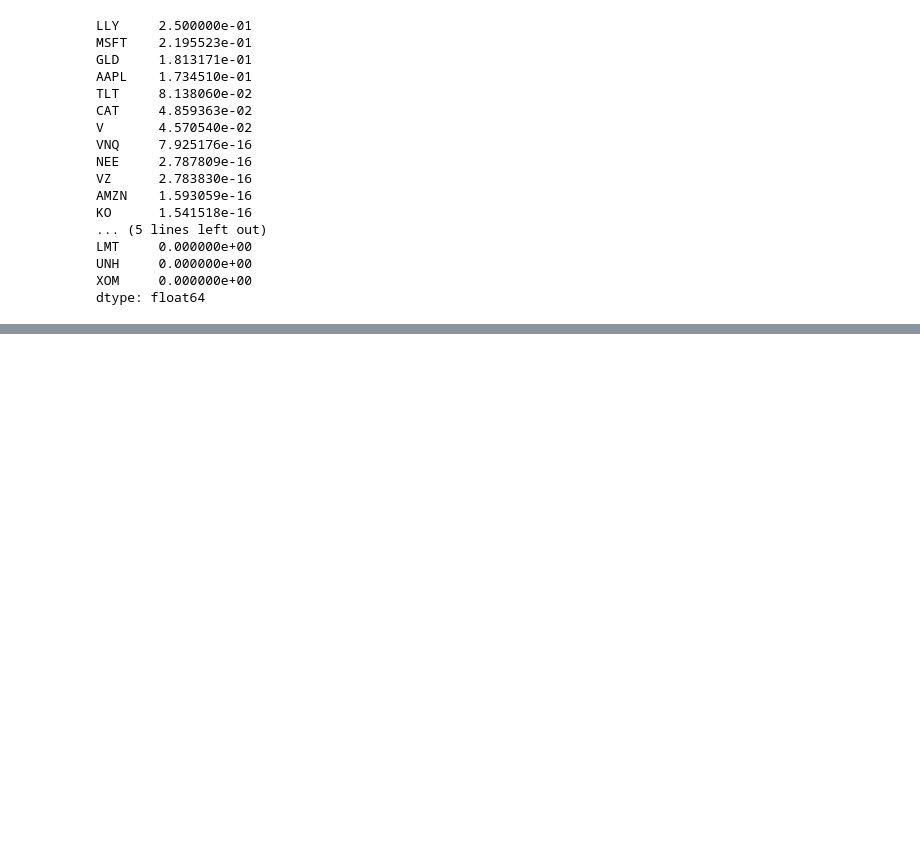
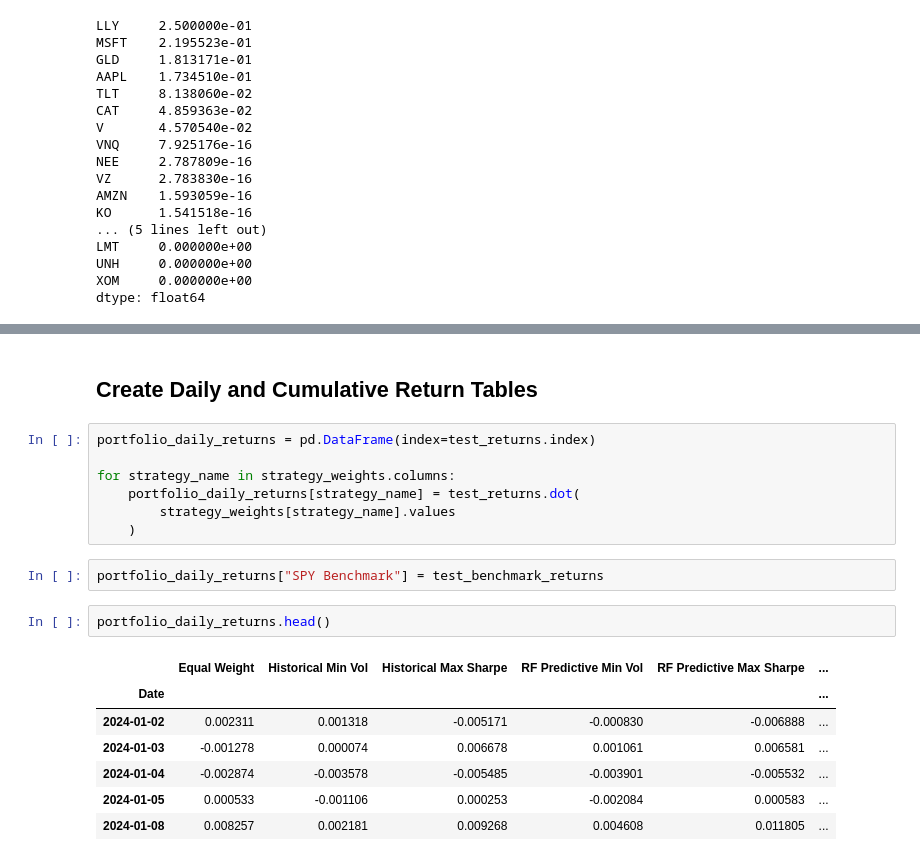
Before and after one commit to SamiiShabuse/INFO442-Group-Project, a Jupyter notebook: notebooks/06_portfolio_optimization/01_portfolio_optimization.ipynb, the cells around one changed output, grey strips where cells are left out. Saved outputs shown, nothing was run; the diff lists cells and outputs as text; blank space fills up the shorter version.

```diff
--- a/notebooks/06_portfolio_optimization/01_portfolio_optimization.ipynb
+++ b/notebooks/06_portfolio_optimization/01_portfolio_optimization.ipynb
@@ -633,0 +730,21 @@ dtype: float64
+# %% [markdown]
+## Create Daily and Cumulative Return Tables
+# %%
+portfolio_daily_returns = pd.DataFrame(index=test_returns.index)
+
+for strategy_name in strategy_weights.columns:
+    portfolio_daily_returns[strategy_name] = test_returns.dot(
+        strategy_weights[strategy_name].values
+    )
+# %%
+portfolio_daily_returns["SPY Benchmark"] = test_benchmark_returns
+# %%
+portfolio_daily_returns.head()
+# %% [output]
+|  | Equal Weight | Historical Min Vol | Historical Max Sharpe | RF Predictive Min Vol | RF Predictive Max Sharpe | ... |
+| Date |  |  |  |  |  | ... |
+| 2024-01-02 | 0.002311 | 0.001318 | -0.005171 | -0.000830 | -0.006888 | ... |
+| 2024-01-03 | -0.001278 | 0.000074 | 0.006678 | 0.001061 | 0.006581 | ... |
+| 2024-01-04 | -0.002874 | -0.003578 | -0.005485 | -0.003901 | -0.005532 | ... |
+| 2024-01-05 | 0.000533 | -0.001106 | 0.000253 | -0.002084 | 0.000583 | ... |
+| 2024-01-08 | 0.008257 | 0.002181 | 0.009268 | 0.004608 | 0.011805 | ... |
```
Also changed, not shown: parts of 14 cells of this notebook, 4 other files.
